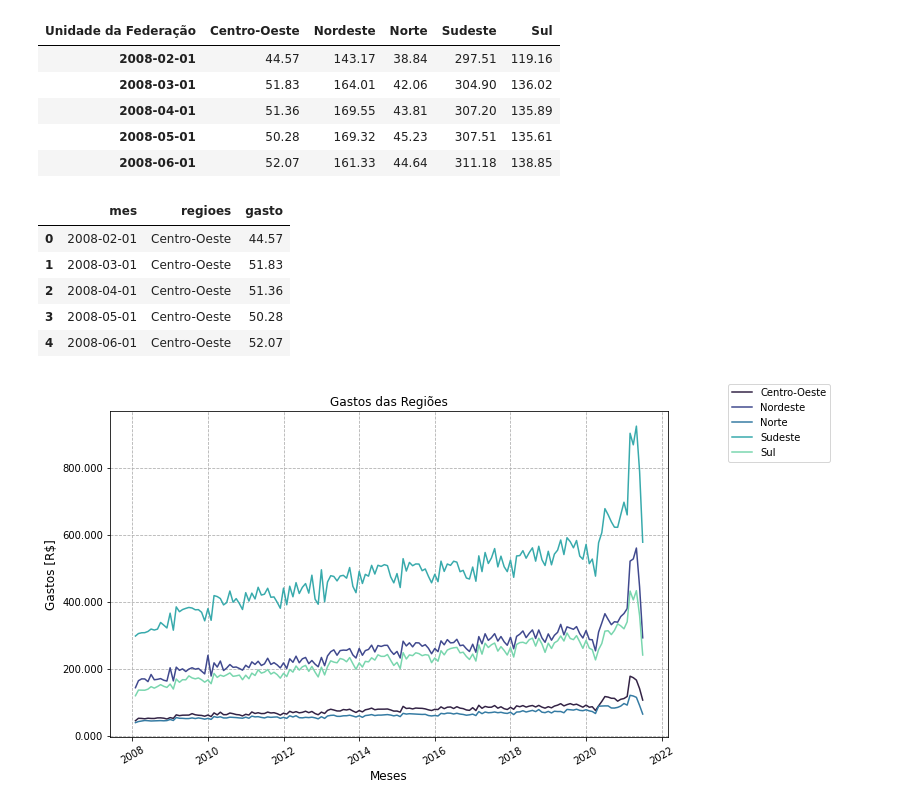
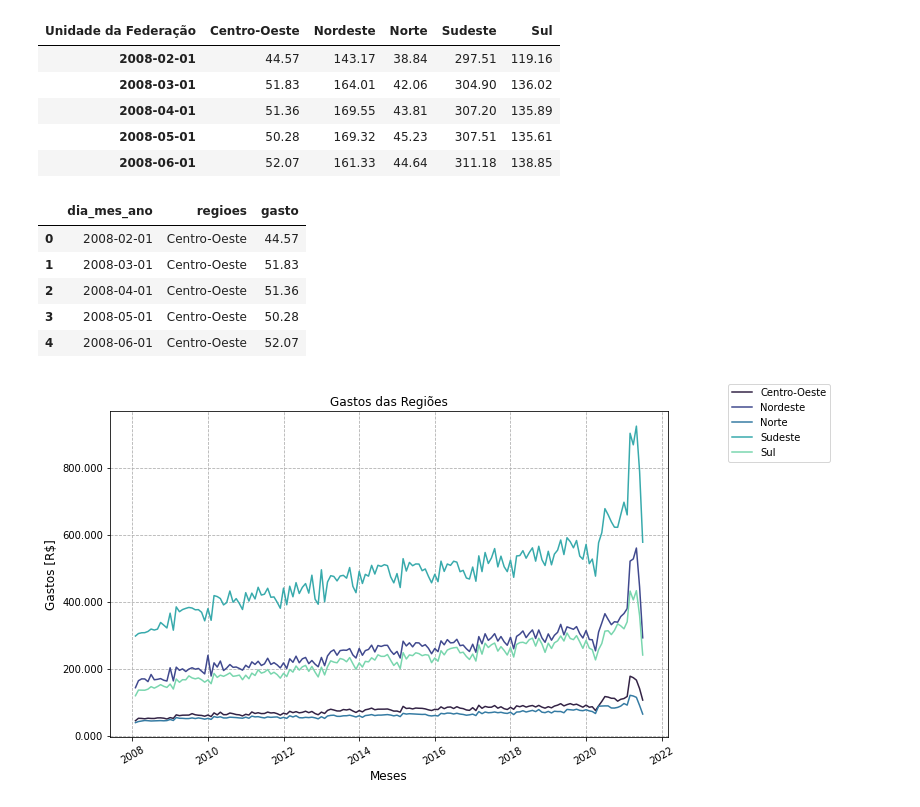
Before and after one commit to VitorFRodrigues/Data-Science-Bootcamp, a Jupyter notebook: Modulo02/Bootcamp_Datascience.ipynb, the cells around one changed output. Saved outputs shown, nothing was run; the diff lists cells and outputs as text; code cells hidden in the pictures.

```diff
--- a/Modulo02/Bootcamp_Datascience.ipynb
+++ b/Modulo02/Bootcamp_Datascience.ipynb
@@ -1373,10 +1374,11 @@ mensal_regioes.head()
 | 2008-06-01 | 52.07 | 161.33 | 44.64 | 311.18 | 138.85 |
 # %%
 mensal_regioes_aberto = mensal_regioes.reset_index().melt(id_vars=["index"], value_vars=mensal_regioes.columns)
-mensal_regioes_aberto.columns = ["mes", "regioes", "gasto"]
+mensal_regioes_aberto.columns = ["dia_mes_ano", "regioes", "gasto"]
+mensal_regioes_aberto["dia_mes_ano"] = mensal_regioes_aberto["dia_mes_ano"].astype('datetime64')
 mensal_regioes_aberto.head()
 # %% [output]
-|  | mes | regioes | gasto |
+|  | dia_mes_ano | regioes | gasto |
 | 0 | 2008-02-01 | Centro-Oeste | 44.57 |
 | 1 | 2008-03-01 | Centro-Oeste | 51.83 |
 | 2 | 2008-04-01 | Centro-Oeste | 51.36 |
```
Also changed, not shown: parts of 31 cells of this notebook.
